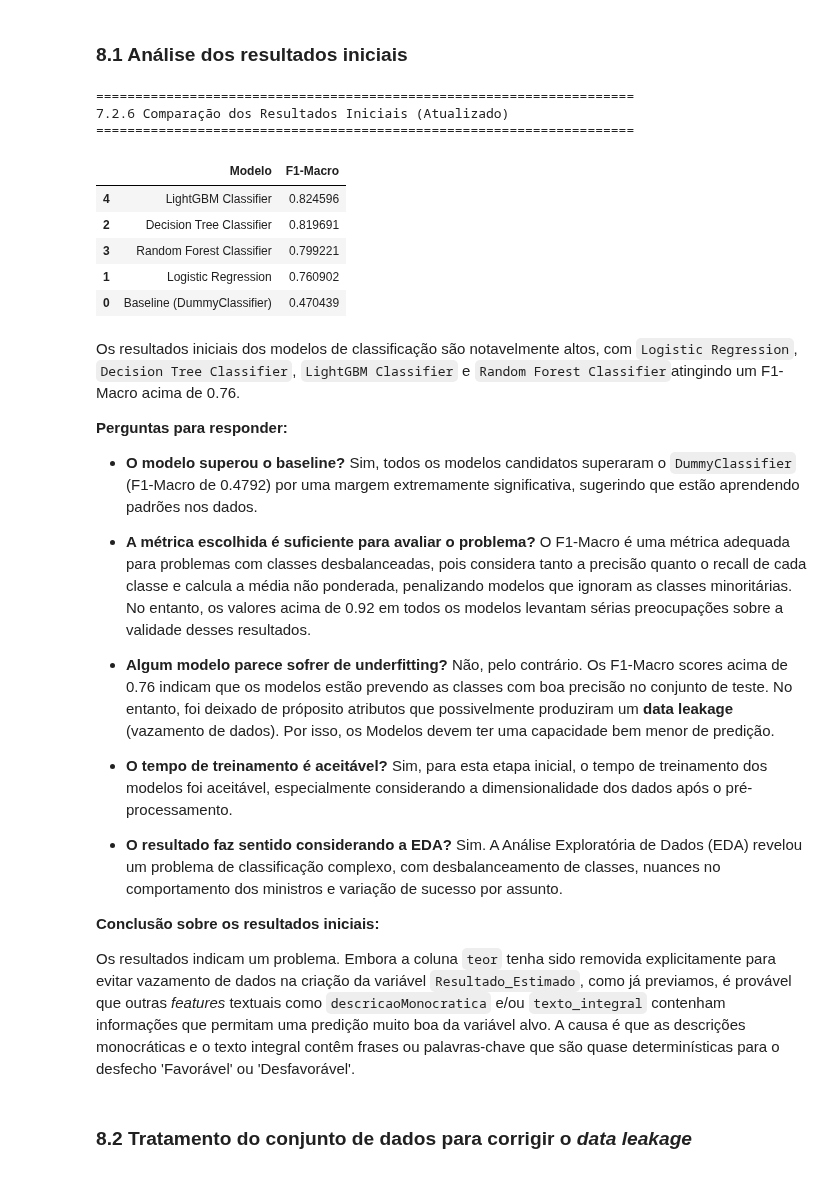
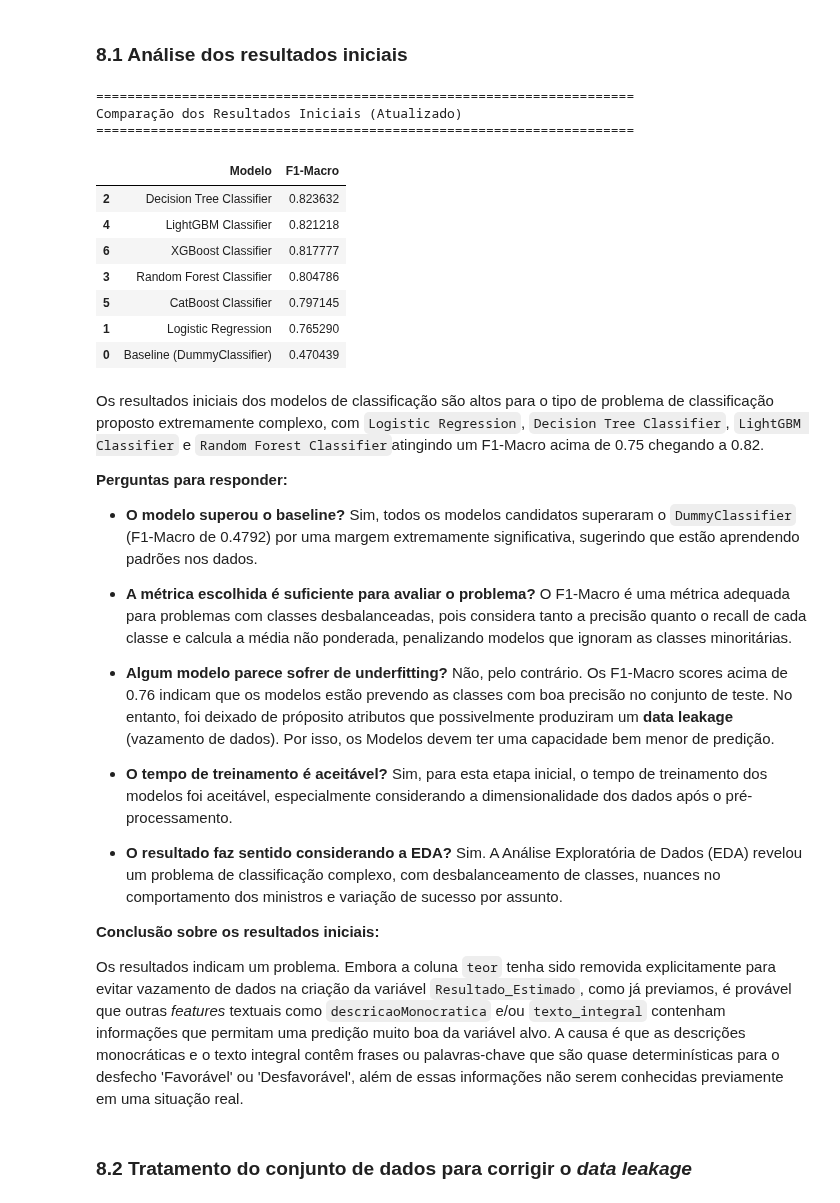
Before and after one commit to rafaeldebarros/MVP_machine_learning, a Jupyter notebook: MVP_ML_DL.ipynb, the cells around one changed output. Drawn from its saved outputs; the diff is of its cells as text; code cells hidden in the pictures.

```diff
--- a/MVP_ML_DL.ipynb
+++ b/MVP_ML_DL.ipynb
@@ -1364,16 +1359,19 @@ X_test_df_processed['recurso'] = X_test_df_processed['recurso'].fillna('Nao_Info
 X_train_df_processed['descricaoMonocratica'] = X_train_df_processed['descricaoMonocratica'].fillna('Nao_Informado')
 X_test_df_processed['descricaoMonocratica'] = X_test_df_processed['descricaoMonocratica'].fillna('Nao_Informado')
 
-X_train_df_processed['assuntos_nomeados'] = X_train_df_processed['assuntos_nomeados'].apply(lambda x: x if isinstance(x, list) else [])
-X_test_df_processed['assuntos_nomeados'] = X_test_df_processed['assuntos_nomeados'].apply(lambda x: x if isinstance(x, list) else [])
+X_train_df_processed['texto_integral'] = X_train_df_processed['texto_integral'].fillna('Nao_Informado')
+X_test_df_processed['texto_integral'] = X_test_df_processed['texto_integral'].fillna('Nao_Informado')
+
+#X_train_df_processed['assuntos_nomeados'] = X_train_df_processed['assuntos_nomeados'].apply(lambda x: x if isinstance(x, list) else [])
+#X_test_df_processed['assuntos_nomeados'] = X_test_df_processed['assuntos_nomeados'].apply(lambda x: x if isinstance(x, list) else [])
 
 
 # Verificação final de nulos restantes nas cópias processadas
 print("Verificação de valores nulos após tratamento (X_train_df_processed):")
-display(X_train_df_processed[['recurso', 'assuntos_nomeados','descricaoMonocratica']].isnull().sum())
+display(X_train_df_processed[['recurso', 'assuntos_nomeados','descricaoMonocratica', 'texto_integral']].isnull().sum())
 
 print("\nVerificação de valores nulos após tratamento (X_test_df_processed):")
-display(X_test_df_processed[['recurso', 'assuntos_nomeados', 'descricaoMonocratica']].isnull().sum())
+display(X_test_df_processed[['recurso', 'assuntos_nomeados', 'descricaoMonocratica', 'texto_integral']].isnull().sum())
 # %% [output]
 Verificação de valores nulos após tratamento (X_train_df_processed):
 |  | 0 |
@@ -1482,7 +1479,7 @@ y_train_encoded = y_train_encoded_initial
 # Definir um número razoável de features para manter.
 # Ajuste 'k' baseado no novo número de features, garantindo que não exceda n_features.
 current_n_features_initial = X_train_processed_initial.shape[1]
-selector = SelectKBest(chi2, k=min(1000, current_n_features_initial)) # Aumentando k para incluir mais features textuais
+selector = SelectKBest(chi2, k=min(5000, current_n_features_initial)) # Aumentando k para incluir mais features textuais
 
 # Aplicar a seleção de atributos apenas nos dados de TREINO
 X_train_selected = selector.fit_transform(X_train_processed_initial, y_train_encoded)
@@ -1633,0 +1664,19 @@ F1-Macro do LightGBM Classifier: 0.8197
+# %%
+print("\n=====================================================================")
+print("Treinamento e Avaliação do Modelo Candidato 6 (XGBoost Classifier)")
+print("=====================================================================")
+
+# XGBoost também espera labels numéricas para o target.
+xgb_clf = XGBClassifier(
+    random_state=42,
+    use_label_encoder=False, # Suprime warning para versões futuras
+    eval_metric='logloss',   # Métrica de avaliação para classificação binária
+    n_estimators=500,
+    scale_pos_weight=(y_train_encoded == 0).sum() / (y_train_encoded == 1).sum() # Lida com desbalanceamento
+)
+xgb_clf.fit(X_train_selected, y_train_encoded)
+y_pred_xgb_encoded = xgb_clf.predict(X_test_selected)
+
+f1_xgb = f1_score(y_test_encoded, y_pred_xgb_encoded, average='macro')
+
+print(f"F1-Macro do XGBoost Classifier: {f1_xgb:.4f}")
@@ -1635,44 +1692,50 @@ F1-Macro do LightGBM Classifier: 0.8197
 ### 8.1 Análise dos resultados iniciais
 # %%
 # =====================================================================
-# 7.2.6 COMPARAÇÃO DOS RESULTADOS INICIAIS (ATUALIZADO)
+# COMPARAÇÃO DOS RESULTADOS INICIAIS (ATUALIZADO)
 # =====================================================================
 print("\n=====================================================================")
-print("7.2.6 Comparação dos Resultados Iniciais (Atualizado)")
+print("Comparação dos Resultados Iniciais (Atualizado)")
 print("=====================================================================")
 
 resultados = pd.DataFrame({
     'Modelo': [
         'Baseline (DummyClassifier)',
         'Logistic Regression',
         'Decision Tree Classifier',
         'Random Forest Classifier',
-        'LightGBM Classifier'
+        'LightGBM Classifier',
+        'CatBoost Classifier',
+        'XGBoost Classifier'
     ],
     'F1-Macro': [
         f1_dummy,
         f1_log_reg,
         f1_lgbm,
         f1_dt,
-        f1_rf
+        f1_rf,
+        f1_cat,
+        f1_xgb
     ]
 })
 
 display(resultados.sort_values(by='F1-Macro', ascending=False))
 # %% [output]
 =====================================================================
-7.2.6 Comparação dos Resultados Iniciais (Atualizado)
+Comparação dos Resultados Iniciais (Atualizado)
 =====================================================================
 |  | Modelo | F1-Macro |
-| 4 | LightGBM Classifier | 0.824596 |
-| 2 | Decision Tree Classifier | 0.819691 |
-| 3 | Random Forest Classifier | 0.799221 |
-| 1 | Logistic Regression | 0.760902 |
+| 2 | Decision Tree Classifier | 0.823632 |
+| 4 | LightGBM Classifier | 0.821218 |
+| 6 | XGBoost Classifier | 0.817777 |
+| 3 | Random Forest Classifier | 0.804786 |
+| 5 | CatBoost Classifier | 0.797145 |
+| 1 | Logistic Regression | 0.765290 |
 | 0 | Baseline (DummyClassifier) | 0.470439 |
 # %% [markdown]
 
 
-Os resultados iniciais dos modelos de classificação são notavelmente altos, com `Logistic Regression`, `Decision Tree Classifier`, `LightGBM Classifier` e `Random Forest Classifier`atingindo um F1-Macro acima de 0.76.
+Os resultados iniciais dos modelos de classificação são altos para o tipo de problema de classificação proposto extremamente complexo, com `Logistic Regression`, `Decision Tree Classifier`, `LightGBM Classifier` e `Random Forest Classifier`atingindo um F1-Macro acima de 0.75 chegando a 0.82.
 
 **Perguntas para responder:**
 
@@ -1680,7 +1743,7 @@ Os resultados iniciais dos modelos de classificação são notavelmente altos, c
     Sim, todos os modelos candidatos superaram o `DummyClassifier` (F1-Macro de 0.4792) por uma margem extremamente significativa, sugerindo que estão aprendendo padrões nos dados.
 
 -   **A métrica escolhida é suficiente para avaliar o problema?**
-    O F1-Macro é uma métrica adequada para problemas com classes desbalanceadas, pois considera tanto a precisão quanto o recall de cada classe e calcula a média não ponderada, penalizando modelos que ignoram as classes minoritárias. No entanto, os valores acima de 0.92 em todos os modelos levantam sérias preocupações sobre a validade desses resultados.
+    O F1-Macro é uma métrica adequada para problemas com classes desbalanceadas, pois considera tanto a precisão quanto o recall de cada classe e calcula a média não ponderada, penalizando modelos que ignoram as classes minoritárias.
 
 -   **Algum modelo parece sofrer de underfitting?**
     Não, pelo contrário. Os F1-Macro scores acima de 0.76 indicam que os modelos estão prevendo as classes com boa precisão no conjunto de teste. No entanto, foi deixado de próposito atributos que possivelmente produziram um **data leakage** (vazamento de dados). Por isso, os Modelos devem ter uma capacidade bem menor de predição.
@@ -1693,7 +1756,7 @@ Os resultados iniciais dos modelos de classificação são notavelmente altos, c
 
 **Conclusão sobre os resultados iniciais:**
 
-Os resultados indicam um problema. Embora a coluna `teor` tenha sido removida explicitamente para evitar vazamento de dados na criação da variável `Resultado_Estimado`, como já previamos, é provável que outras _features_ textuais como `descricaoMonocratica` e/ou `texto_integral` contenham informações que permitam uma predição muito boa da variável alvo. A causa é que as descrições monocráticas e o texto integral contêm frases ou palavras-chave que são quase determinísticas para o desfecho 'Favorável' ou 'Desfavorável'.
+Os resultados indicam um problema. Embora a coluna `teor` tenha sido removida explicitamente para evitar vazamento de dados na criação da variável `Resultado_Estimado`, como já previamos, é provável que outras _features_ textuais como `descricaoMonocratica` e/ou `texto_integral` contenham informações que permitam uma predição muito boa da variável alvo. A causa é que as descrições monocráticas e o texto integral contêm frases ou palavras-chave que são quase determinísticas para o desfecho 'Favorável' ou 'Desfavorável', além de essas informações não serem conhecidas previamente em uma situação real.
 # %% [markdown]
 ### 8.2 Tratamento do conjunto  de dados para corrigir o _data leakage_
 # %% [markdown]
```
Also changed, not shown: parts of 65 cells of this notebook.
